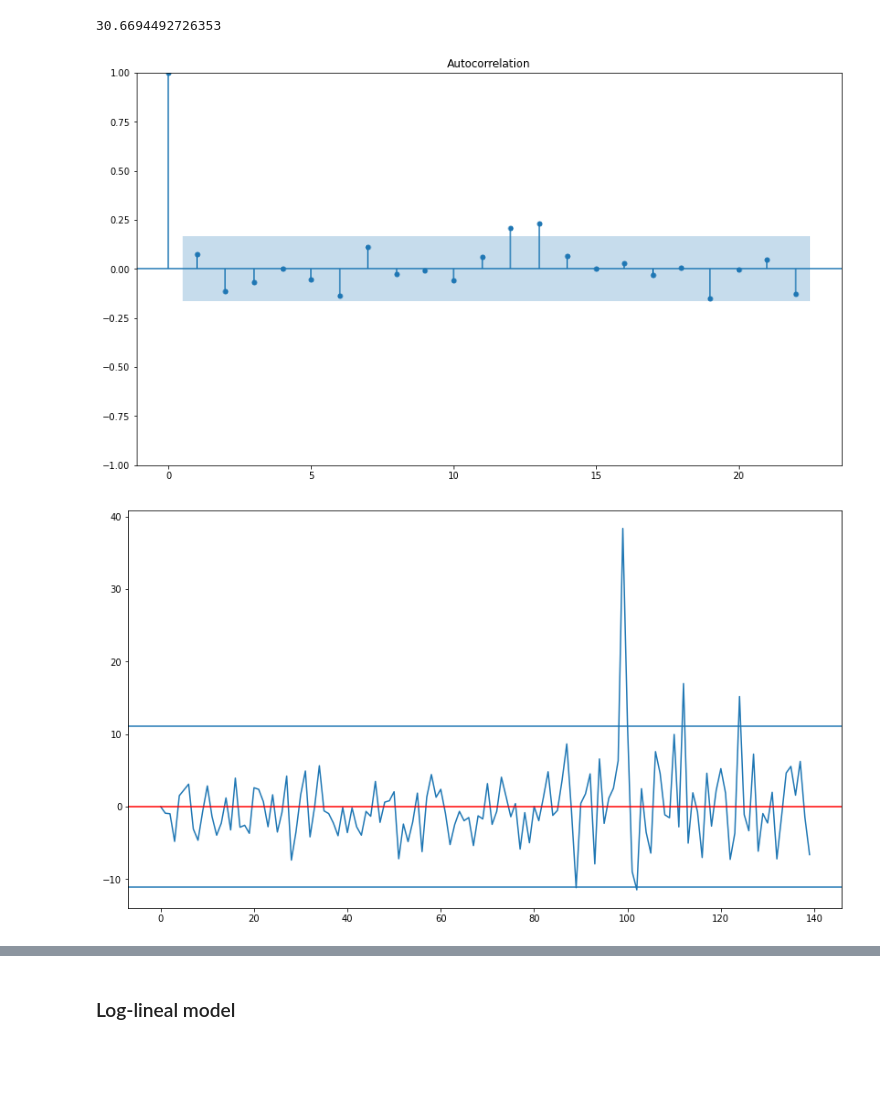
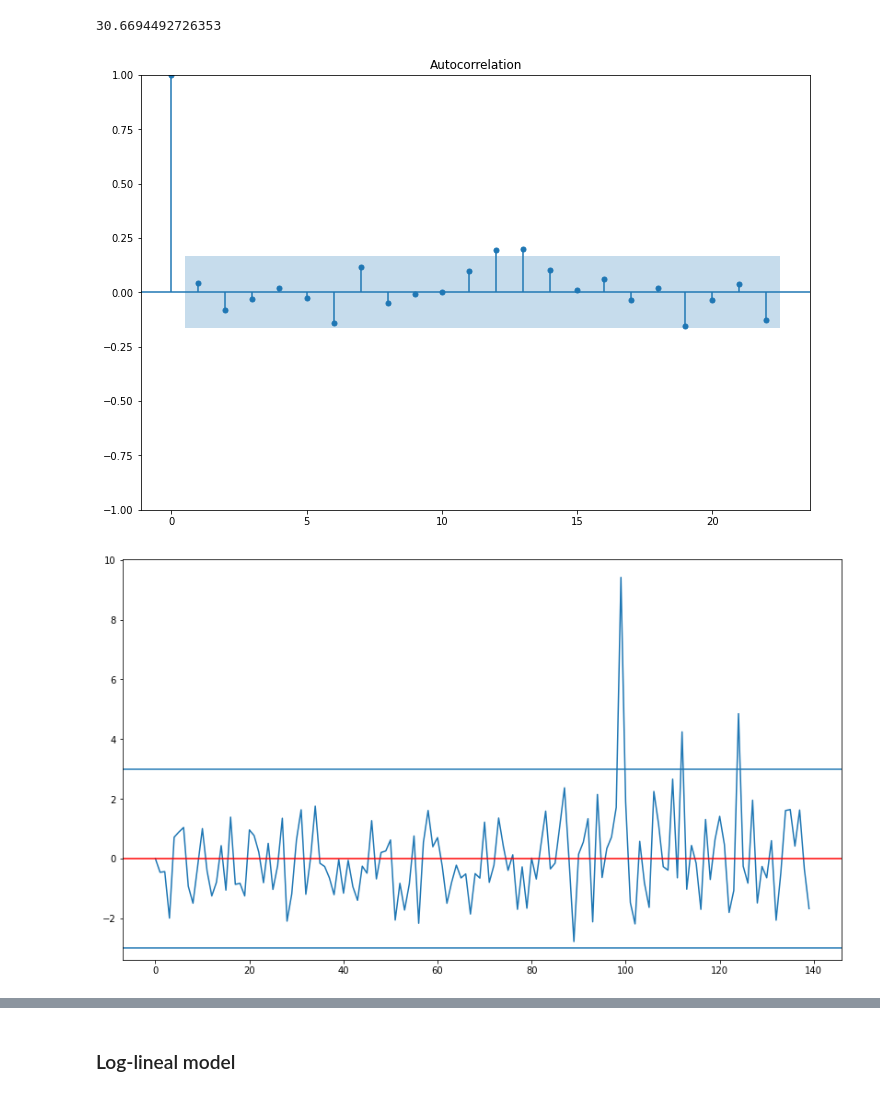
Before and after one commit to dbeta95/On_time_series_of_counts_forecast, a Jupyter notebook: Notebooks/comparing_with_tscounts(R).ipynb, the cells around one changed output, grey strips where cells are left out. Saved outputs shown, nothing was run; the diff lists cells and outputs as text; code cells hidden in the pictures; blank space fills up the shorter version.

```diff
--- a/Notebooks/comparing_with_tscounts(R).ipynb
+++ b/Notebooks/comparing_with_tscounts(R).ipynb
@@ -43,12 +43,12 @@ mean_squared_error(campy, campy_fit_lineal.fitted)
 # %% [output]
 30.6694492726353
 # %%
-plt.rc("figure", figsize=(14,8))
-res_lineal = campy - campy_fit_lineal.fitted
+plt.rc("figure", figsize=(12,8))
+res_lineal = (campy - campy_fit_lineal.fitted) / np.sqrt(campy_fit_lineal.fitted)
 plot_acf(res_lineal, bartlett_confint=False)
 plt.show()
 # %% [output]
-[figure, old version]
+[figure, new version]
 # %%
 plt.plot(res_lineal)
 plt.axhline(0, color='r')
@@ -56,7 +56,7 @@ plt.axhline(2*np.std(res_lineal))
 plt.axhline(-2*np.std(res_lineal))
 plt.show()
 # %% [output]
-[figure, old version]
+[figure, new version]
 # %%
 plt.plot(campy_fit_lineal.fitted, res_lineal, 'o')
 plt.axhline(0, color='r')
```
Also changed, not shown: parts of 13 cells of this notebook, 38 other files.
